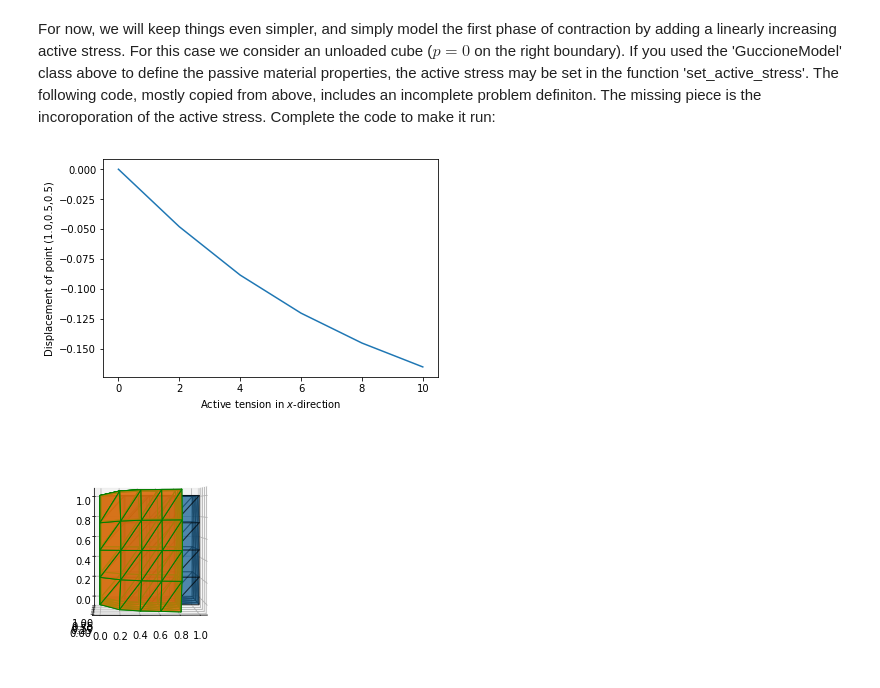
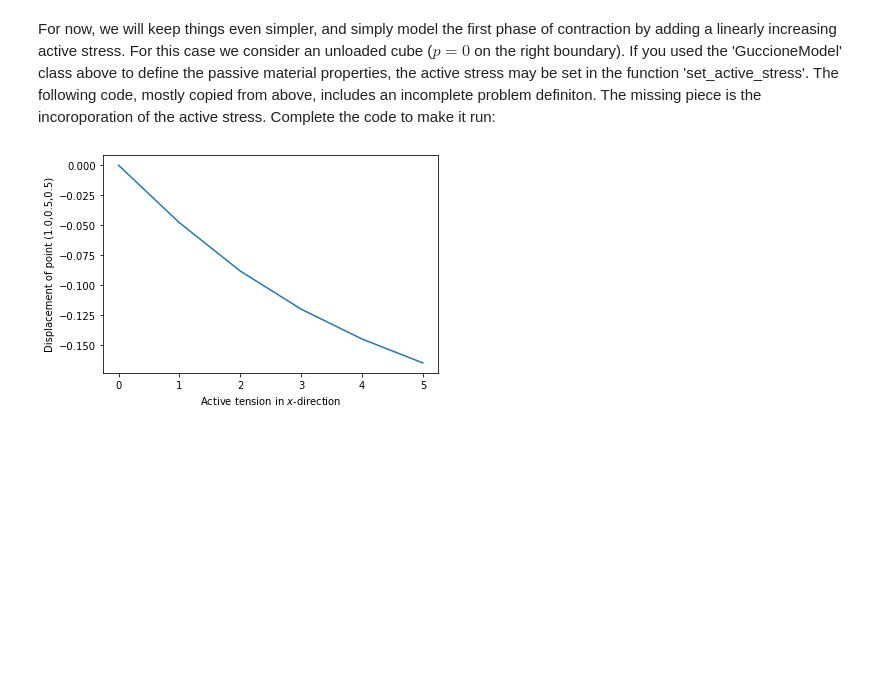
Before and after one commit to Simula-SSCP/SSCP_2021_lectures, a Jupyter notebook: Stream 1 (Cardiac Mechanics)/L19-20/L19-solved.ipynb, the cells around one changed output. Drawn from its saved outputs; the diff is of its cells as text; code cells hidden in the pictures; blank space fills up the shorter version.

```diff
--- a/Stream 1 (Cardiac Mechanics)/L19-20/L19-solved.ipynb
+++ b/Stream 1 (Cardiac Mechanics)/L19-20/L19-solved.ipynb
@@ -253,46 +241,34 @@ p_right = Constant(0.0) #the pressure load (zero for now)
 # Definition of the weak form:
 N = FacetNormal(mesh)
 Gext = p_right * inner(v, det(F)*inv(F)*N) * ds(2) #ds(2) = left boundary
 R = inner(P,grad(v))*dx + Gext
 
 # The middle point on the right boundary
 point0 = np.array([1.0,0.5,0.5])
 
 # Step-wise loading (for plotting and convergence)
 active_steps = 6
 target_active = 5.0
 active = np.linspace(0,target_active,active_steps)
 
 d0 = np.zeros(3)                #displacement at point0
-disp = np.zeros(load_steps)     #array to store displacement for all steps
+disp = np.zeros(active_steps)     #array to store displacement for all steps
 
-for step in range(load_steps):
+for step in range(active_steps):
     mat.set_active_stress(active[step])
     solve(R == 0, u, bcs)
 
     #evaluate displacement at point defined above
     u.eval(d0,point0)
     disp[step] = d0[0]
 
 
 #displacement on x-axis, load on y-axis
 plt.figure(1)
-plt.plot(loads,disp)
+plt.plot(active,disp)
 plt.xlabel('Active tension in $x$-direction')
 plt.ylabel('Displacement of point (1.0,0.5,0.5)')
 
-
-# Plot the deformed cube and the original
-plt.figure(2)
-u_int = interpolate(u, VectorFunctionSpace(mesh, "CG", 1))
-deformed_mesh = Mesh(mesh)
-ALE.move(deformed_mesh, u_int)
-plot(mesh, alpha=0.5, edgecolor='k')
-plot(deformed_mesh, edgecolor='g', alpha=0.7)
-ax = plt.gca()
-ax.view_init(elev=2, azim=-92)
-
 plt.show()
 # %% [output]
-[figure, old version]
+[figure, new version]
-[figure, removed]
```
Also changed, not shown: parts of 2 cells of this notebook.
